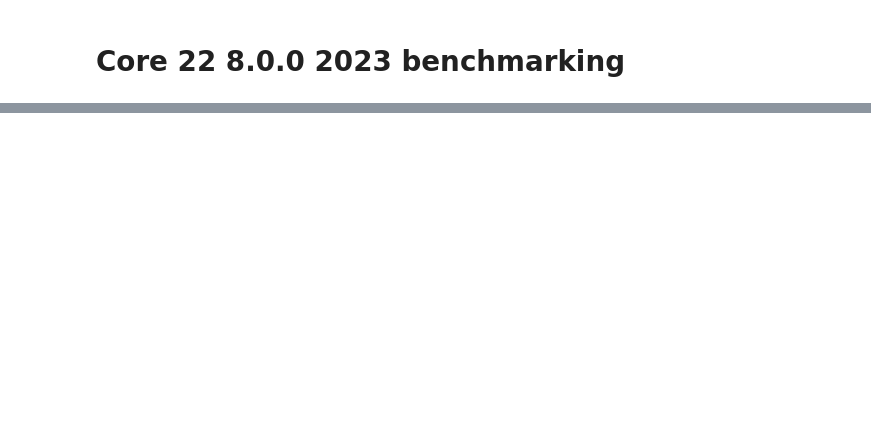
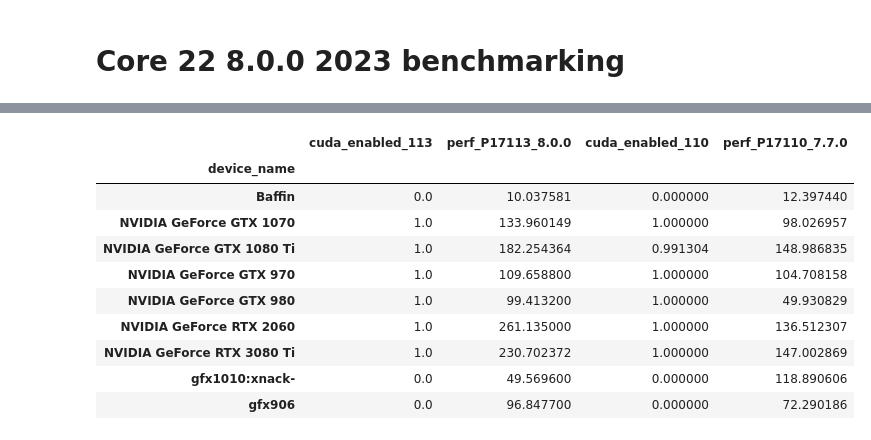
Before and after one commit to FoldingAtHome/fah-gpu-species, a Jupyter notebook: notebooks/core22_8.0.ipynb, the cells around one changed output, grey strips where cells are left out. Cells and saved outputs as stored; diff of their text form; code cells hidden in the pictures; blank space fills up the shorter version.

```diff
--- a/notebooks/core22_8.0.ipynb
+++ b/notebooks/core22_8.0.ipynb
@@ -117,0 +134,2 @@ KeyError: "None of ['run', 'clone', 'gen'] are in the columns"
+# %%
+gpu_table_110 = data_110.groupby('device_name').mean("perf_ns_per_day")
@@ -117,0 +142,14 @@ KeyError: "None of ['run', 'clone', 'gen'] are in the columns"
+# %%
+merged_df
+# %% [output]
+|  | cuda_enabled_113 | perf_P17113_8.0.0 | cuda_enabled_110 | perf_P17110_7.7.0 |
+| device_name |  |  |  |  |
+| Baffin | 0.0 | 10.037581 | 0.000000 | 12.397440 |
+| NVIDIA GeForce GTX 1070 | 1.0 | 133.960149 | 1.000000 | 98.026957 |
+| NVIDIA GeForce GTX 1080 Ti | 1.0 | 182.254364 | 0.991304 | 148.986835 |
+| NVIDIA GeForce GTX 970 | 1.0 | 109.658800 | 1.000000 | 104.708158 |
+| NVIDIA GeForce GTX 980 | 1.0 | 99.413200 | 1.000000 | 49.930829 |
+| NVIDIA GeForce RTX 2060 | 1.0 | 261.135000 | 1.000000 | 136.512307 |
+| NVIDIA GeForce RTX 3080 Ti | 1.0 | 230.702372 | 1.000000 | 147.002869 |
+| gfx1010:xnack- | 0.0 | 49.569600 | 0.000000 | 118.890606 |
+| gfx906 | 0.0 | 96.847700 | 0.000000 | 72.290186 |
```
Also changed, not shown: parts of 15 cells of this notebook, 2 other files.
